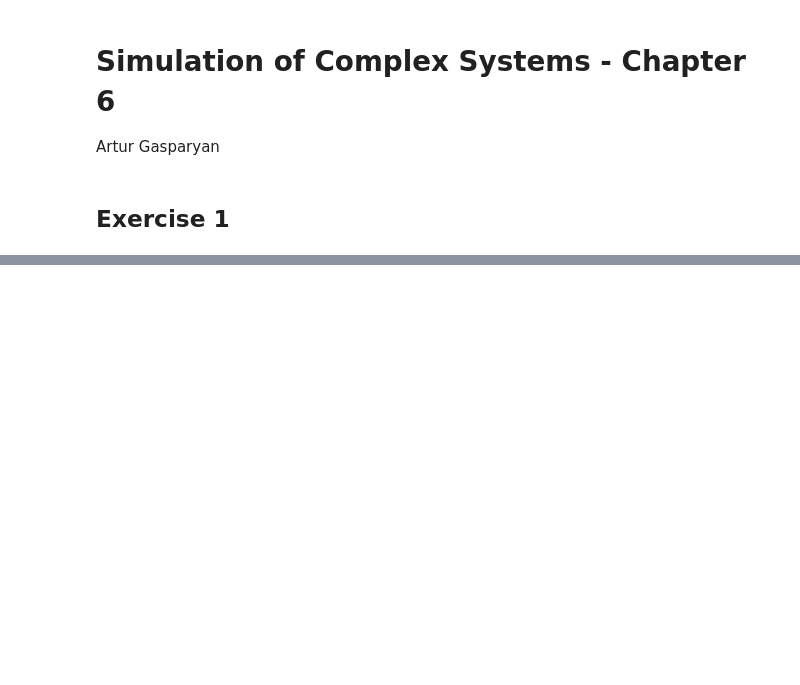
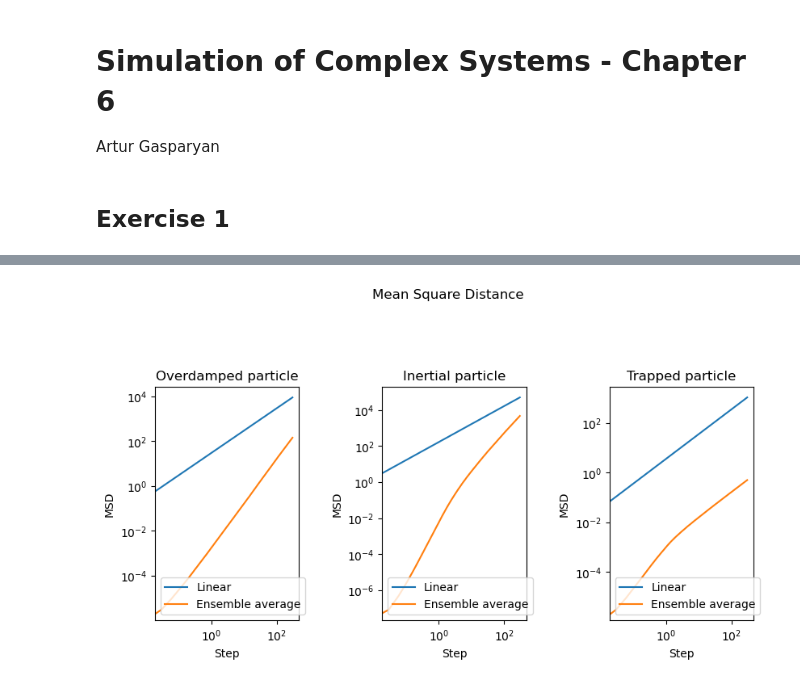
Before and after one commit to gasparyanartur/simulation-of-complex-systems-solutions, a Jupyter notebook: chapter-6/chapter-6.ipynb, the cells around one changed output, grey strips where cells are left out. Cells and saved outputs as stored; diff of their text form; code cells hidden in the pictures; blank space fills up the shorter version.

```diff
--- a/chapter-6/chapter-6.ipynb
+++ b/chapter-6/chapter-6.ipynb
@@ -54,0 +62,34 @@ for x, ax in zip([x_overdamped, x_inertial, x_trapped], axes):
+# %%
+def get_metrics_from_x(x, n_steps):
+    lin_step = np.mean(np.mean(np.linalg.norm(x[:, :x.shape[1]//4, :], axis=2), axis=1))
+    linear = lin_step*np.arange(n_steps)
+    dist = np.linalg.norm(x, axis=2)  # x0 is always (0, 0)
+    sqr_dist = dist**2
+    msd = np.cumsum(sqr_dist, axis=1)
+    emsd = np.mean(msd, axis=0) / (n_steps*time_step)
+
+    return {"dist": dist, "sqr_dist": sqr_dist, "msd": msd, "emsd": emsd, "linear": linear}
+
+metrics_overdamped = get_metrics_from_x(x_overdamped, n_steps)
+metrics_inertial = get_metrics_from_x(x_inertial, n_steps)
+metrics_trapped = get_metrics_from_x(x_trapped, n_steps)
+metrics_all = [metrics_overdamped, metrics_inertial, metrics_trapped]
+titles = ["Overdamped particle", "Inertial particle", "Trapped particle"]
+
+fig, axes = plt.subplots(1, 3, figsize=(9, 5))
+fig.suptitle("Mean Square Distance")
+fig.tight_layout(pad=4)
+
+t = np.arange(n_steps)*time_step
+for metric, ax, title in zip(metrics_all, axes, titles):
+
+    ax.plot(t, metric["linear"])
+    ax.plot(t, metric["emsd"])
+    ax.legend(["Linear", "Ensemble average"])
+    ax.set_title(title)
+    ax.set_yscale('log')
+    ax.set_xscale('log')
+    ax.set_xlabel("Step")
+    ax.set_ylabel("MSD")
+# %% [output]
+[figure, added]
```
Also changed, not shown: parts of 2 cells of this notebook.
